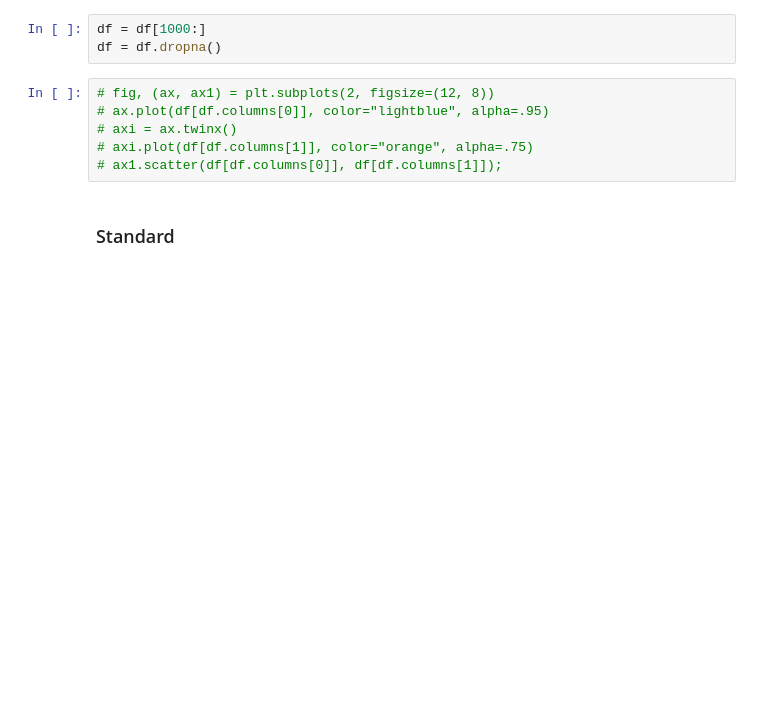
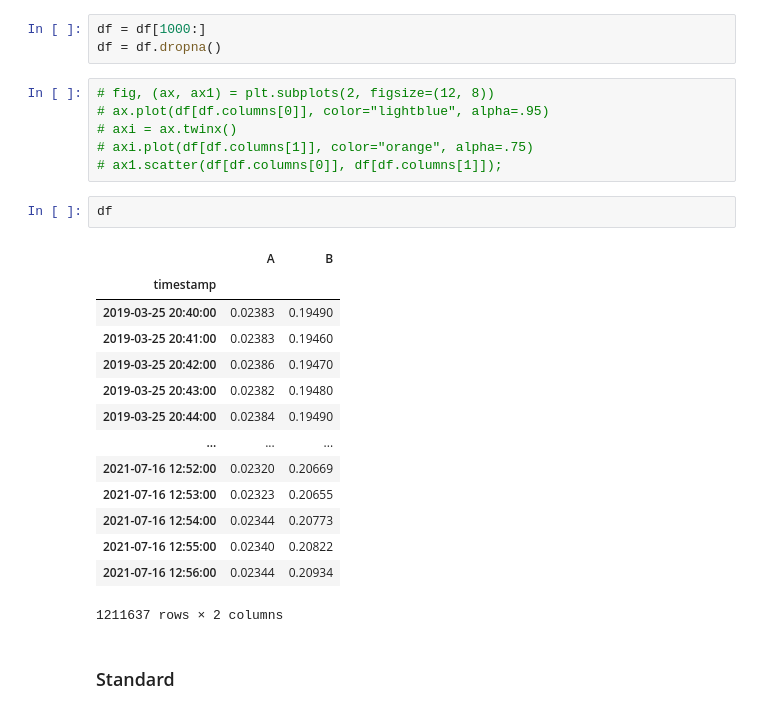
Before and after one commit to sunnymnie/bitcoin-printer, a Jupyter notebook: 3-labelling/2-kalman-filter-tate.ipynb, the cells around one changed output. Cells and saved outputs as stored; diff of their text form; blank space fills up the shorter version.

```diff
--- a/3-labelling/2-kalman-filter-tate.ipynb
+++ b/3-labelling/2-kalman-filter-tate.ipynb
@@ -61,6 +63,23 @@ df = df.dropna()
 # axi = ax.twinx()
 # axi.plot(df[df.columns[1]], color="orange", alpha=.75)
 # ax1.scatter(df[df.columns[0]], df[df.columns[1]]);
+# %%
+df
+# %% [output]
+|  | A | B |
+| timestamp |  |  |
+| 2019-03-25 20:40:00 | 0.02383 | 0.19490 |
+| 2019-03-25 20:41:00 | 0.02383 | 0.19460 |
+| 2019-03-25 20:42:00 | 0.02386 | 0.19470 |
+| 2019-03-25 20:43:00 | 0.02382 | 0.19480 |
+| 2019-03-25 20:44:00 | 0.02384 | 0.19490 |
+| ... | ... | ... |
+| 2021-07-16 12:52:00 | 0.02320 | 0.20669 |
+| 2021-07-16 12:53:00 | 0.02323 | 0.20655 |
+| 2021-07-16 12:54:00 | 0.02344 | 0.20773 |
+| 2021-07-16 12:55:00 | 0.02340 | 0.20822 |
+| 2021-07-16 12:56:00 | 0.02344 | 0.20934 |
+1211637 rows × 2 columns
 # %% [markdown]
 ### Standard
 # %%
```
Also changed, not shown: parts of 20 cells of this notebook.
